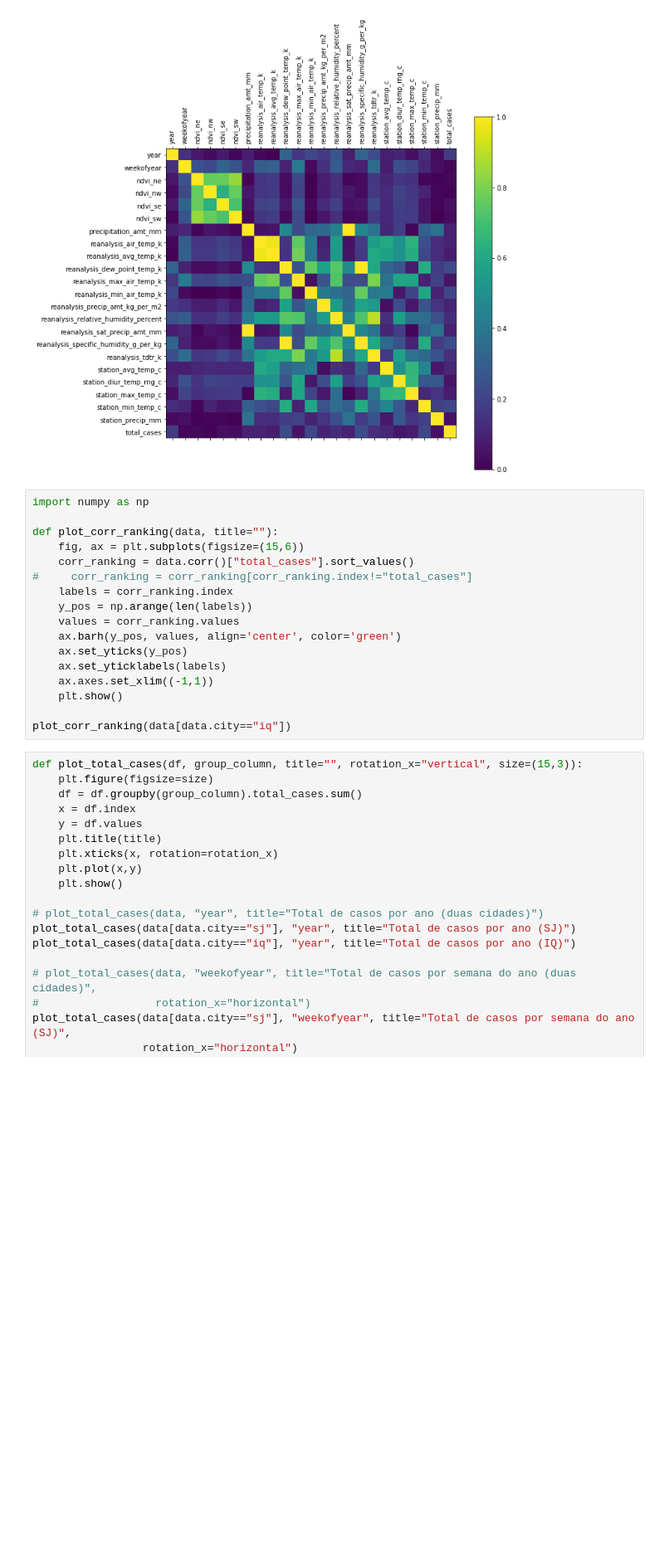
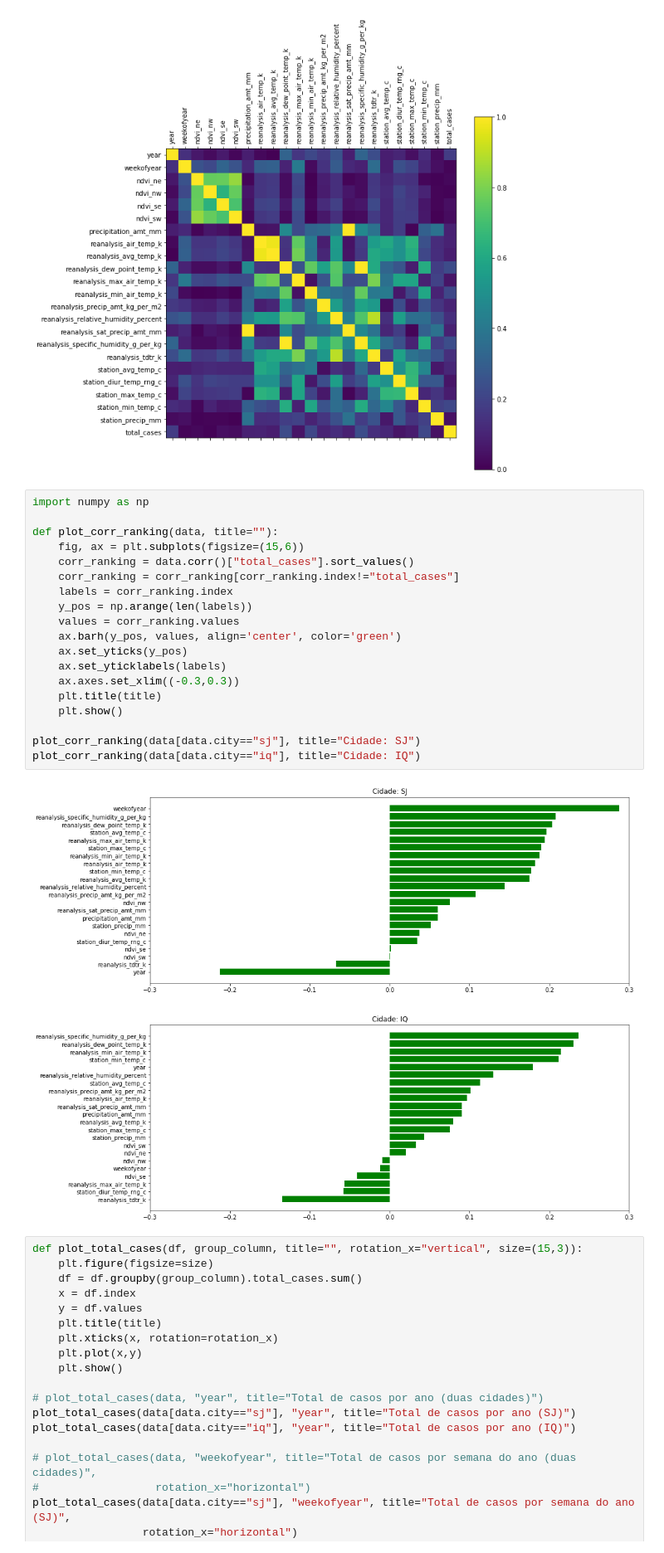
Before and after one commit to chenriquealvarenga/trabalho_ic, a Jupyter notebook: Análise do dataset.ipynb, the cells around one changed output. Shown at 83% size. Drawn from its saved outputs; the diff is of its cells as text; blank space fills up the shorter version.

Commit message:
ranking of correlations

```diff
--- a/Análise do dataset.ipynb
+++ b/Análise do dataset.ipynb
@@ -121,20 +121,25 @@ Correlacao entre variaveis na cidade iq
 # %%
 import numpy as np
 
 def plot_corr_ranking(data, title=""):
     fig, ax = plt.subplots(figsize=(15,6))
     corr_ranking = data.corr()["total_cases"].sort_values()
-#     corr_ranking = corr_ranking[corr_ranking.index!="total_cases"]
+    corr_ranking = corr_ranking[corr_ranking.index!="total_cases"]
     labels = corr_ranking.index
     y_pos = np.arange(len(labels))
     values = corr_ranking.values
     ax.barh(y_pos, values, align='center', color='green')
     ax.set_yticks(y_pos)
     ax.set_yticklabels(labels)
-    ax.axes.set_xlim((-1,1))
+    ax.axes.set_xlim((-0.3,0.3))
+    plt.title(title)
     plt.show()
 
-plot_corr_ranking(data[data.city=="iq"])
+plot_corr_ranking(data[data.city=="sj"], title="Cidade: SJ")
+plot_corr_ranking(data[data.city=="iq"], title="Cidade: IQ")
+# %% [output]
+[figure, added]
+[figure, added]
 # %%
 def plot_total_cases(df, group_column, title="", rotation_x="vertical", size=(15,3)):
     plt.figure(figsize=size)
```
Also changed, not shown: parts of 3 cells of this notebook.
